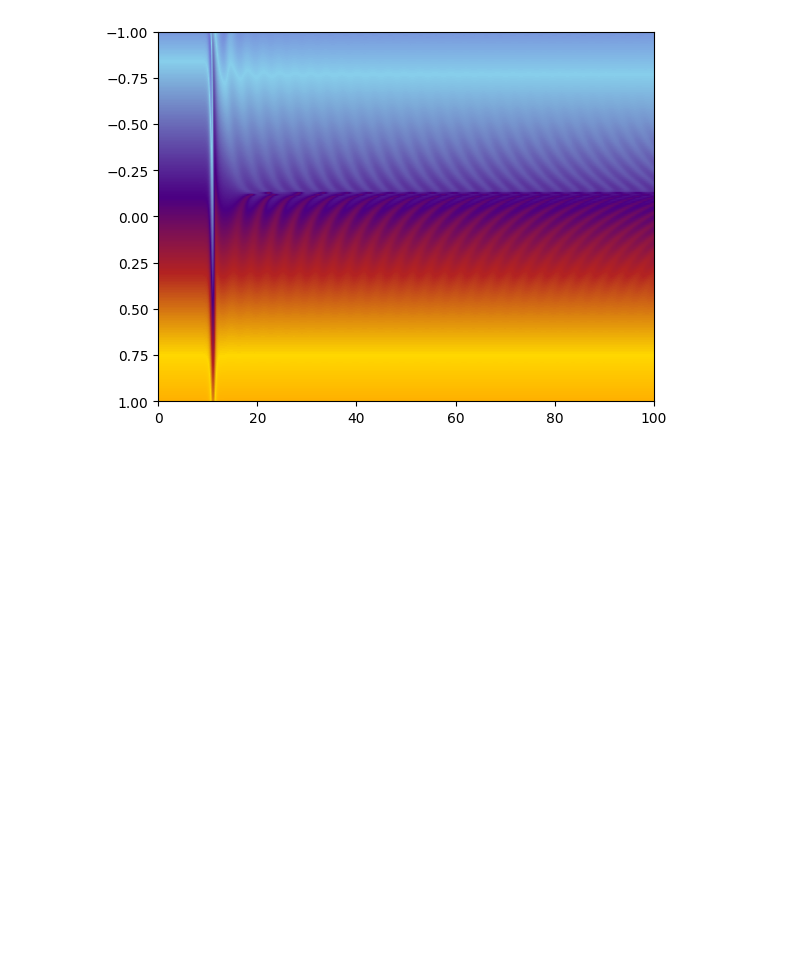
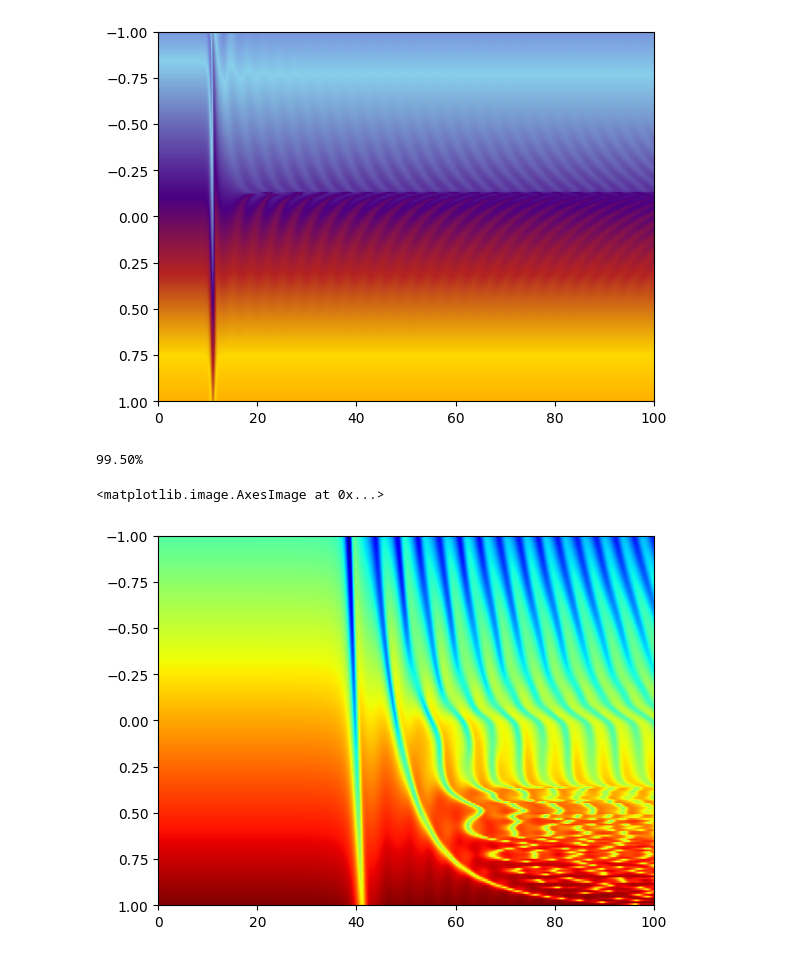
Before and after one commit to JairoSSantos/parallel-kink-scattering, a Jupyter notebook: notebooks/dirichlet.ipynb, the cells around one changed output. Cells and saved outputs as stored; diff of their text form; code cells hidden in the pictures; blank space fills up the shorter version.

```diff
--- a/notebooks/dirichlet.ipynb
+++ b/notebooks/dirichlet.ipynb
@@ -271,3 +271,19 @@ plt.imshow(Y, aspect='auto', extent=(0, T, 1, -1), origin='lower', cmap=CMAP, vm
 # %% [output]
 <matplotlib.image.AxesImage at 0x...>
 [figure]
+# %%
+A = np.linspace(0.5, 0, 201)[:-1]
+v = 0.2
+Y = []
+for i, alpha in enumerate(A):
+    print(f'{(i/200 * 100):.2f}%', end='\r')
+    booster.rb.set_param(alpha)
+    _, y, dydt = booster.run(T, {'x0':X0, 'v':v, 'alpha':alpha})
+    Y.append(y[:, -2])
+# %% [output]
+99.50%
+# %%
+plt.imshow(Y, aspect='auto', extent=(0, T, 1, -1), origin='lower', cmap='jet')
+# %% [output]
+<matplotlib.image.AxesImage at 0x...>
+[figure, added]
```
